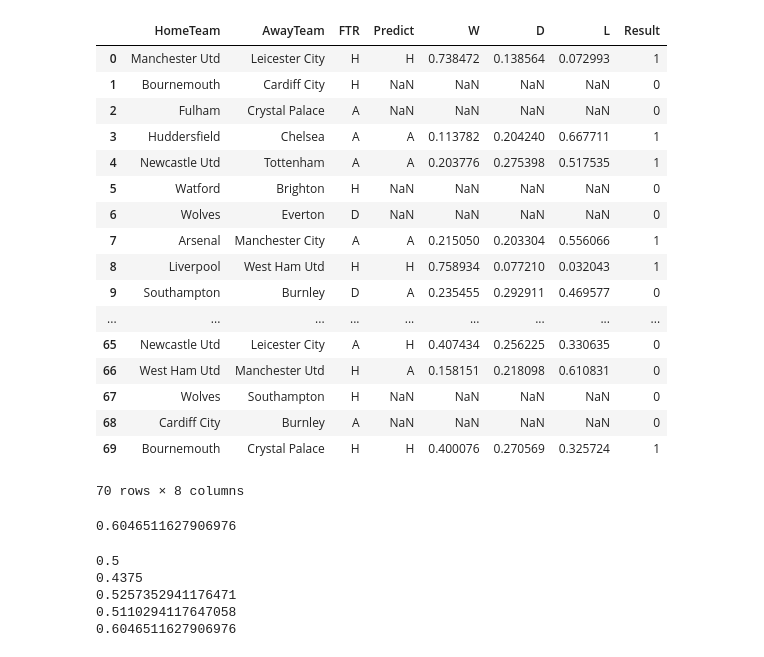
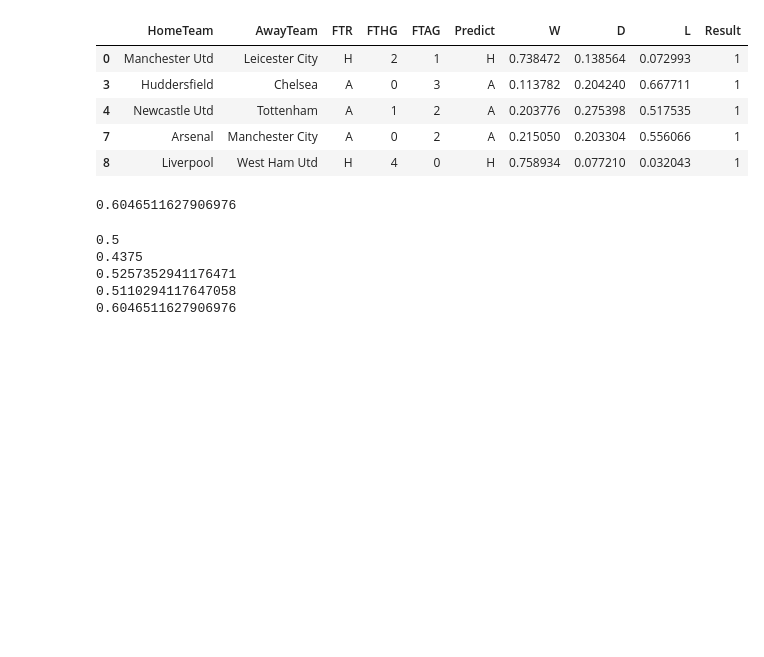
Before and after one commit to slee279/EPL, a Jupyter notebook: Poisson.ipynb, the cells around one changed output. Drawn from its saved outputs; the diff is of its cells as text; code cells hidden in the pictures; blank space fills up the shorter version.

```diff
--- a/Poisson.ipynb
+++ b/Poisson.ipynb
@@ -35,10 +45,13 @@ table_13
 # %%
-# Season fixture
-epl_detail_1314 = pd.read_csv('./Data/epl14.csv')[['HomeTeam', 'AwayTeam', 'FTR']]
-epl_detail_1415 = pd.read_csv('./Data/epl15.csv')[['HomeTeam', 'AwayTeam', 'FTR']]
-epl_detail_1516 = pd.read_csv('./Data/epl16.csv')[['HomeTeam', 'AwayTeam', 'FTR']]
-epl_detail_1617 = pd.read_csv('./Data/epl17.csv')[['HomeTeam', 'AwayTeam', 'FTR']]
-epl_detail_1718 = pd.read_csv('./Data/epl18.csv')[['HomeTeam', 'AwayTeam', 'FTR']]
-epl_detail_1819 = pd.read_csv('./Data/epl19.csv')[['HomeTeam', 'AwayTeam', 'FTR']]
+# Read all season fixtures from 13/14 to 18/19 (present)
+# We need home/away team and the final result to compare with our prediction
+# We want how many goals they score to make useful EDAs
+
+epl_detail_1314 = pd.read_csv('./Data/epl14.csv')[['HomeTeam', 'AwayTeam', 'FTR', 'FTHG', 'FTAG']]
+epl_detail_1415 = pd.read_csv('./Data/epl15.csv')[['HomeTeam', 'AwayTeam', 'FTR', 'FTHG', 'FTAG']]
+epl_detail_1516 = pd.read_csv('./Data/epl16.csv')[['HomeTeam', 'AwayTeam', 'FTR', 'FTHG', 'FTAG']]
+epl_detail_1617 = pd.read_csv('./Data/epl17.csv')[['HomeTeam', 'AwayTeam', 'FTR', 'FTHG', 'FTAG']]
+epl_detail_1718 = pd.read_csv('./Data/epl18.csv')[['HomeTeam', 'AwayTeam', 'FTR', 'FTHG', 'FTAG']]
+epl_detail_1819 = pd.read_csv('./Data/epl19.csv')[['HomeTeam', 'AwayTeam', 'FTR', 'FTHG', 'FTAG']]
 
 fixture = [epl_detail_1415, epl_detail_1516, epl_detail_1617, epl_detail_1718, epl_detail_1819]
@@ -162,24 +190,12 @@ table_13.head(2)
 # %%
-epl_detail_1819
+epl_detail_1819.dropna().head()
 # %% [output]
-|  | HomeTeam | AwayTeam | FTR | Predict | W | D | L | Result |
-| 0 | Manchester Utd | Leicester City | H | H | 0.738472 | 0.138564 | 0.072993 | 1 |
-| 1 | Bournemouth | Cardiff City | H | NaN | NaN | NaN | NaN | 0 |
-| 2 | Fulham | Crystal Palace | A | NaN | NaN | NaN | NaN | 0 |
-| 3 | Huddersfield | Chelsea | A | A | 0.113782 | 0.204240 | 0.667711 | 1 |
-| 4 | Newcastle Utd | Tottenham | A | A | 0.203776 | 0.275398 | 0.517535 | 1 |
-| 5 | Watford | Brighton | H | NaN | NaN | NaN | NaN | 0 |
-| 6 | Wolves | Everton | D | NaN | NaN | NaN | NaN | 0 |
-| 7 | Arsenal | Manchester City | A | A | 0.215050 | 0.203304 | 0.556066 | 1 |
-| 8 | Liverpool | West Ham Utd | H | H | 0.758934 | 0.077210 | 0.032043 | 1 |
-| 9 | Southampton | Burnley | D | A | 0.235455 | 0.292911 | 0.469577 | 0 |
-| ... | ... | ... | ... | ... | ... | ... | ... | ... |
-| 65 | Newcastle Utd | Leicester City | A | H | 0.407434 | 0.256225 | 0.330635 | 0 |
-| 66 | West Ham Utd | Manchester Utd | H | A | 0.158151 | 0.218098 | 0.610831 | 0 |
-| 67 | Wolves | Southampton | H | NaN | NaN | NaN | NaN | 0 |
-| 68 | Cardiff City | Burnley | A | NaN | NaN | NaN | NaN | 0 |
-| 69 | Bournemouth | Crystal Palace | H | H | 0.400076 | 0.270569 | 0.325724 | 1 |
+|  | HomeTeam | AwayTeam | FTR | FTHG | FTAG | Predict | W | D | L | Result |
+| 0 | Manchester Utd | Leicester City | H | 2 | 1 | H | 0.738472 | 0.138564 | 0.072993 | 1 |
+| 3 | Huddersfield | Chelsea | A | 0 | 3 | A | 0.113782 | 0.204240 | 0.667711 | 1 |
+| 4 | Newcastle Utd | Tottenham | A | 1 | 2 | A | 0.203776 | 0.275398 | 0.517535 | 1 |
+| 7 | Arsenal | Manchester City | A | 0 | 2 | A | 0.215050 | 0.203304 | 0.556066 | 1 |
+| 8 | Liverpool | West Ham Utd | H | 4 | 0 | H | 0.758934 | 0.077210 | 0.032043 | 1 |
-70 rows × 8 columns
 # %%
 epl_detail_1819.dropna()['Result'].mean()
 # %% [output]
```
Also changed, not shown: parts of 20 cells of this notebook.
